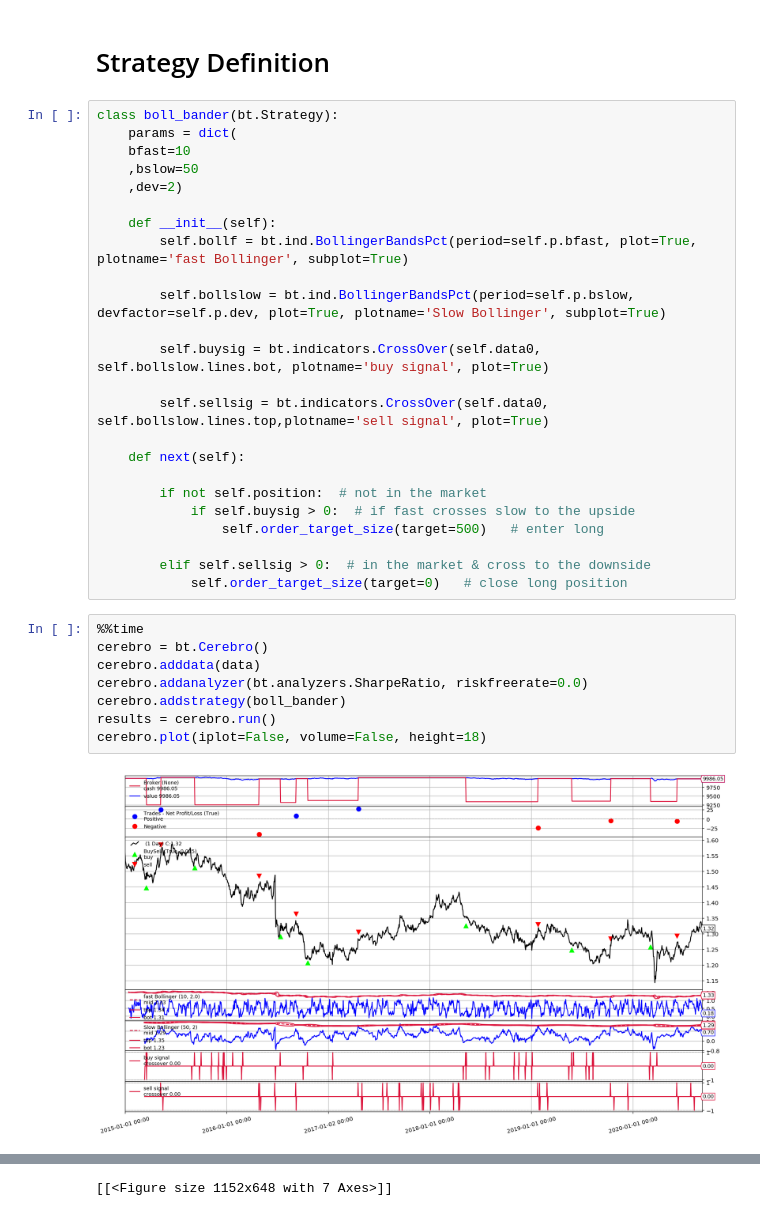
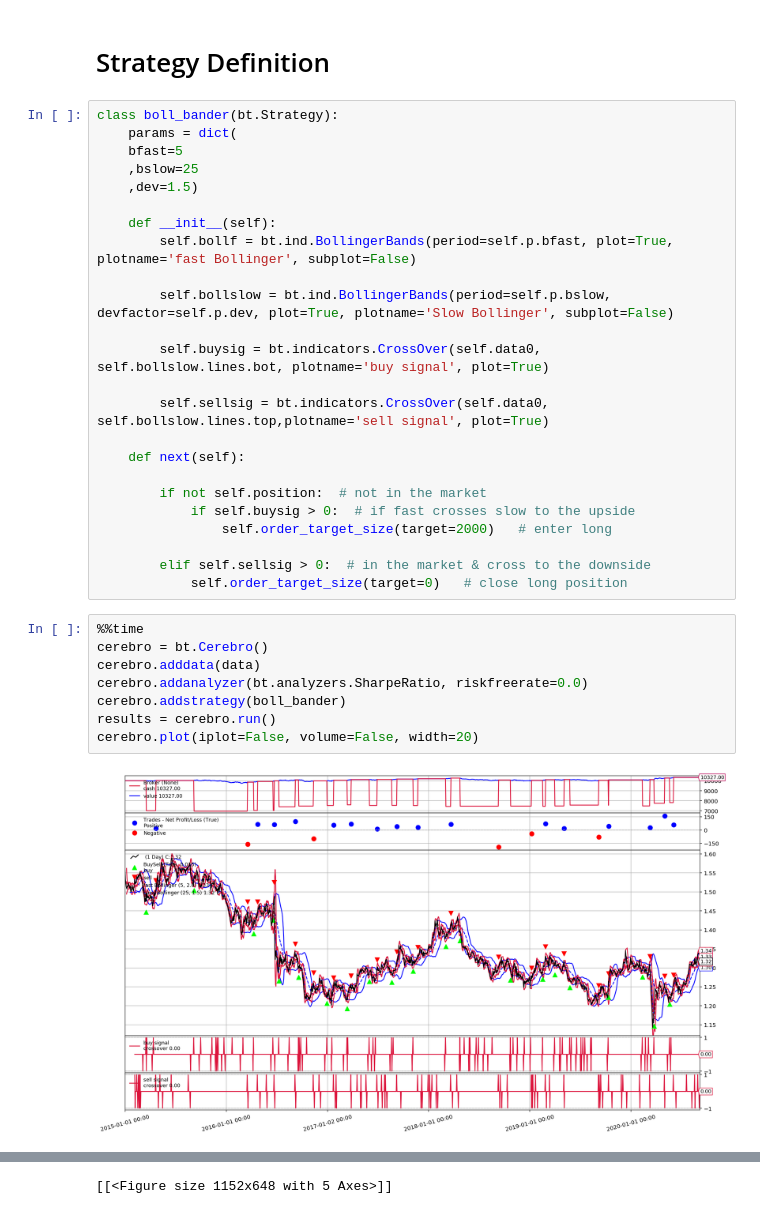
Before and after one commit to akokaz1/Algo-Trading, a Jupyter notebook: notebooks/scripts/Bollinger band Trading Strategy.ipynb, the cells around one changed output, grey strips where cells are left out. Saved outputs shown, nothing was run; the diff lists cells and outputs as text.

Commit message:
changed bollinger band indicators

```diff
--- a/notebooks/scripts/Bollinger band Trading Strategy.ipynb
+++ b/notebooks/scripts/Bollinger band Trading Strategy.ipynb
@@ -69,14 +69,14 @@ data = bt.feeds.PandasData(dataname=data_df)
 # %%
 class boll_bander(bt.Strategy):
     params = dict(
-    bfast=10
-    ,bslow=50
-    ,dev=2)
+    bfast=5
+    ,bslow=25
+    ,dev=1.5)
 
     def __init__(self):
-        self.bollf = bt.ind.BollingerBandsPct(period=self.p.bfast, plot=True, plotname='fast Bollinger', subplot=True)
+        self.bollf = bt.ind.BollingerBands(period=self.p.bfast, plot=True, plotname='fast Bollinger', subplot=False)
 
-        self.bollslow = bt.ind.BollingerBandsPct(period=self.p.bslow, devfactor=self.p.dev, plot=True, plotname='Slow Bollinger', subplot=True)
+        self.bollslow = bt.ind.BollingerBands(period=self.p.bslow, devfactor=self.p.dev, plot=True, plotname='Slow Bollinger', subplot=False)
 
         self.buysig = bt.indicators.CrossOver(self.data0, self.bollslow.lines.bot, plotname='buy signal', plot=True)
 
@@ -86,17 +86,17 @@ class boll_bander(bt.Strategy):
 
         if not self.position:  # not in the market
             if self.buysig > 0:  # if fast crosses slow to the upside
-                self.order_target_size(target=500)   # enter long
+                self.order_target_size(target=2000)   # enter long
 
         elif self.sellsig > 0:  # in the market & cross to the downside
             self.order_target_size(target=0)   # close long position
 # %%
 %%time
 cerebro = bt.Cerebro()
 cerebro.adddata(data)
 cerebro.addanalyzer(bt.analyzers.SharpeRatio, riskfreerate=0.0)
 cerebro.addstrategy(boll_bander)
 results = cerebro.run()
-cerebro.plot(iplot=False, volume=False, height=18)
+cerebro.plot(iplot=False, volume=False, width=20)
 # %% [output]
-[figure, old version]
+[figure, new version]
@@ -105 +105 @@ Wall time: 1.89 s
-[[<Figure size 1152x648 with 7 Axes>]]
+[[<Figure size 1152x648 with 5 Axes>]]
```
Also changed, not shown: parts of 1 cell of this notebook.
